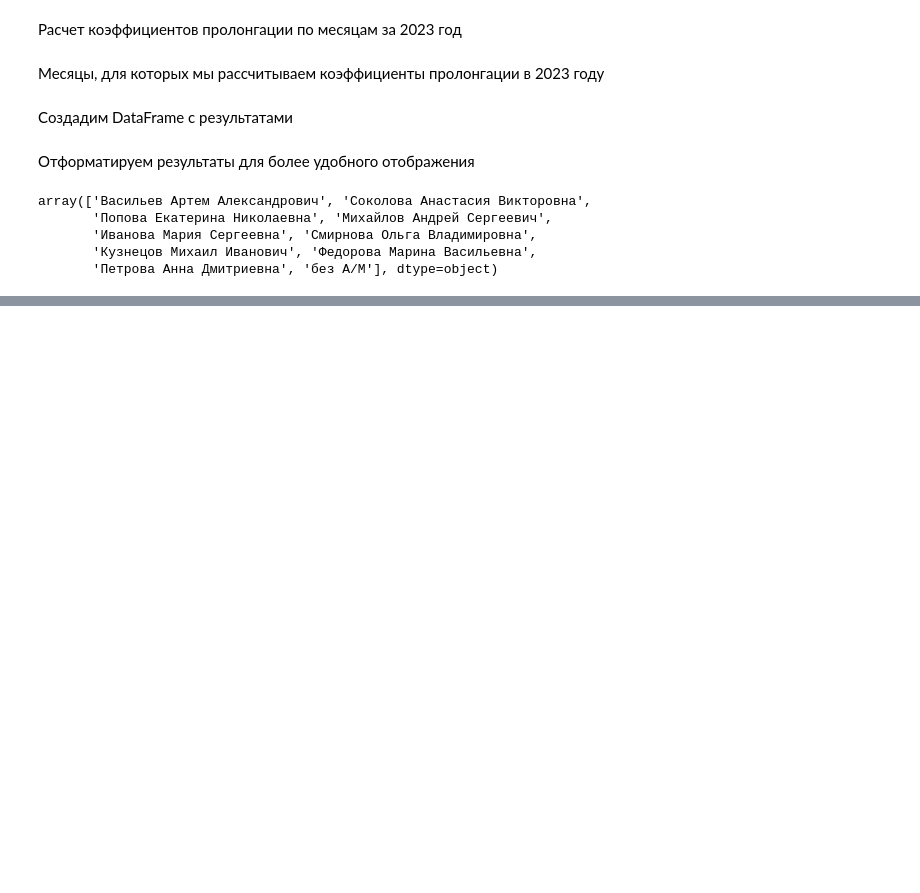
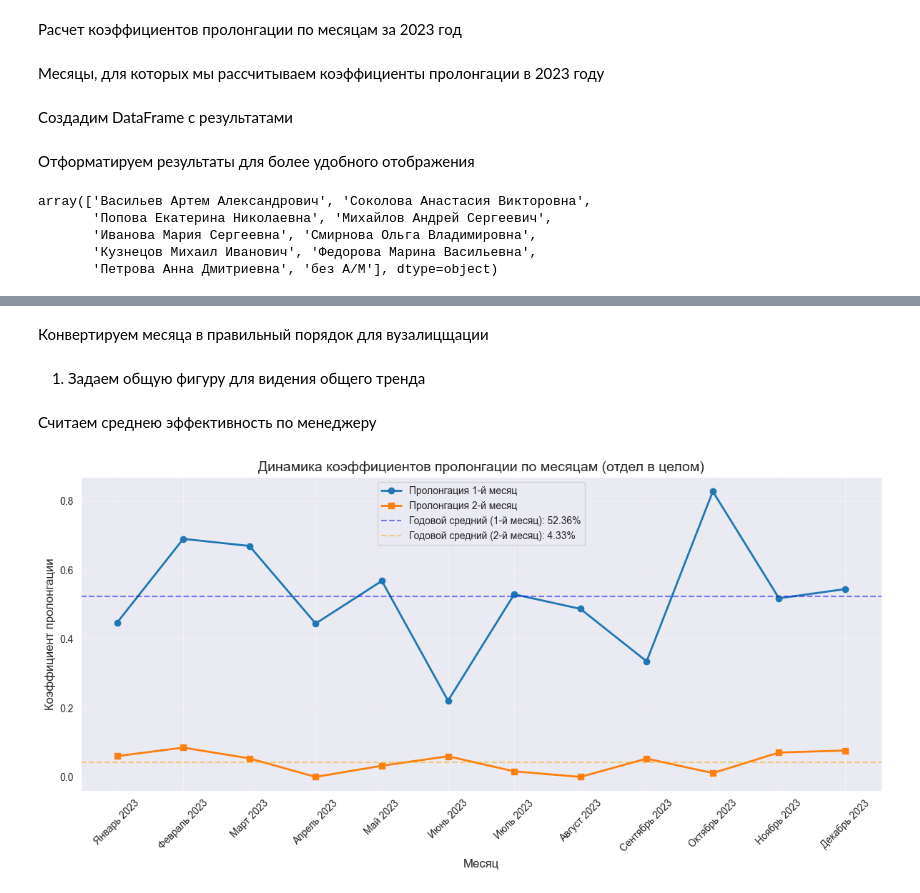
Before and after one commit to datpetr/prolongantion, a Jupyter notebook: prolognation.ipynb, the cells around one changed output, grey strips where cells are left out. Drawn from its saved outputs; the diff is of its cells as text; code cells hidden in the pictures; blank space fills up the shorter version.

Commit message:
added graphs

```diff
--- a/prolognation.ipynb
+++ b/prolognation.ipynb
@@ -500,0 +500,14 @@ _IncompleteInputError: incomplete input (1831717265.py, line 12)
+# %%
+all_managers_df = plot_df[plot_df['Аккаунт-менеджер'] == 'Все менеджеры'].copy()
+all_managers_df['Месяц'] = pd.Categorical(all_managers_df['Месяц'],
+                                         categories=[f"{m.capitalize()} 2023" for m in list(month_map.keys())])
+# %% [markdown]
+Конвертируем месяца в правильный порядок для вузалицщации
+# %%
+month_order = [f"{m.capitalize()} 2023" for m in ['январь', 'февраль', 'март', 'апрель', 'май', 'июнь',
+                                                 'июль', 'август', 'сентябрь', 'октябрь', 'ноябрь', 'декабрь']]
+all_managers_df['Месяц'] = pd.Categorical(all_managers_df['Месяц'], categories=month_order, ordered=True)
+# %% [markdown]
+1. Задаем общую фигуру для видения общего тренда
+# %% [markdown]
+Считаем среднею эффективность по менеджеру
@@ -500,0 +519,25 @@ _IncompleteInputError: incomplete input (1831717265.py, line 12)
+# %%
+plt.figure(figsize=(12, 6))
+plt.plot(all_managers_df['Месяц'], all_managers_df['Коэф. пролонгации (1-й месяц)'],
+         marker='o', linewidth=2, label='Пролонгация 1-й месяц')
+plt.plot(all_managers_df['Месяц'], all_managers_df['Коэф. пролонгации (2-й месяц)'],
+         marker='s', linewidth=2, label='Пролонгация 2-й месяц')
+
+# Задаём годовую среднею
+first_month_avg = all_managers_df['Коэф. пролонгации (1-й месяц)'].mean()
+second_month_avg = all_managers_df['Коэф. пролонгации (2-й месяц)'].mean()
+plt.axhline(y=first_month_avg, color='blue', linestyle='--', alpha=0.5,
+            label=f'Годовой средний (1-й месяц): {first_month_avg:.2%}')
+plt.axhline(y=second_month_avg, color='orange', linestyle='--', alpha=0.5,
+            label=f'Годовой средний (2-й месяц): {second_month_avg:.2%}')
+
+plt.title('Динамика коэффициентов пролонгации по месяцам (отдел в целом)', fontsize=14)
+plt.xlabel('Месяц', fontsize=12)
+plt.ylabel('Коэффициент пролонгации', fontsize=12)
+plt.xticks(rotation=45)
+plt.legend()
+plt.grid(True, alpha=0.3)
+plt.tight_layout()
+plt.show()
+# %% [output]
+[figure, added]
```
Also changed, not shown: parts of 23 cells of this notebook.
